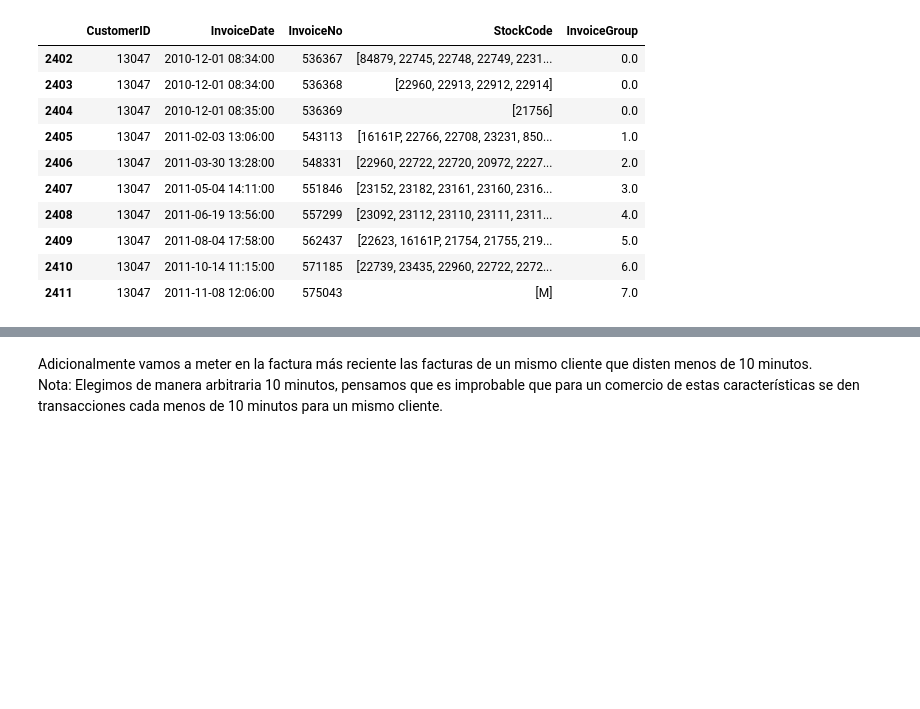
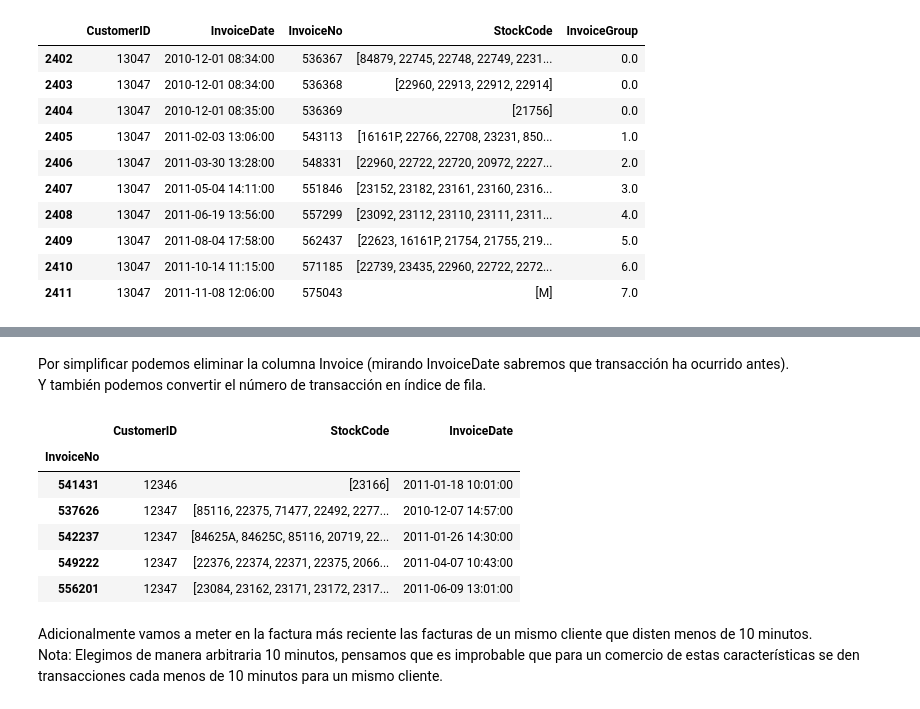
Before and after one commit to Alf-caput/LAB02_ReglasYPatronesSecuenciales, a Jupyter notebook: notebook.ipynb, the cells around one changed output, grey strips where cells are left out. Saved outputs shown, nothing was run; the diff lists cells and outputs as text; code cells hidden in the pictures; blank space fills up the shorter version.

```diff
--- a/notebook.ipynb
+++ b/notebook.ipynb
@@ -197,3 +197,18 @@ nuevo_df
+# %% [markdown]
+Por simplificar podemos eliminar la columna Invoice (mirando InvoiceDate sabremos que transacción ha ocurrido antes).
+Y también podemos convertir el número de transacción en índice de fila.
+# %%
+df_invoice_simple.drop(columns='InvoiceGroup', inplace=True)
+df_invoice_simple.set_index('InvoiceNo', inplace=True)
+df_invoice_simple.head()
+# %% [output]
+|  | CustomerID | StockCode | InvoiceDate |
+| InvoiceNo |  |  |  |
+| 541431 | 12346 | [23166] | 2011-01-18 10:01:00 |
+| 537626 | 12347 | [85116, 22375, 71477, 22492, 2277... | 2010-12-07 14:57:00 |
+| 542237 | 12347 | [84625A, 84625C, 85116, 20719, 22... | 2011-01-26 14:30:00 |
+| 549222 | 12347 | [22376, 22374, 22371, 22375, 2066... | 2011-04-07 10:43:00 |
+| 556201 | 12347 | [23084, 23162, 23171, 23172, 2317... | 2011-06-09 13:01:00 |
 # %% [markdown]
 Adicionalmente vamos a meter en la factura más reciente las facturas de un mismo cliente que disten menos de 10 minutos.
 Nota: Elegimos de manera arbitraria 10 minutos, pensamos que es improbable que para un comercio de estas características se den transacciones cada menos de 10 minutos para un mismo cliente.
```
Also changed, not shown: parts of 2 cells of this notebook.
